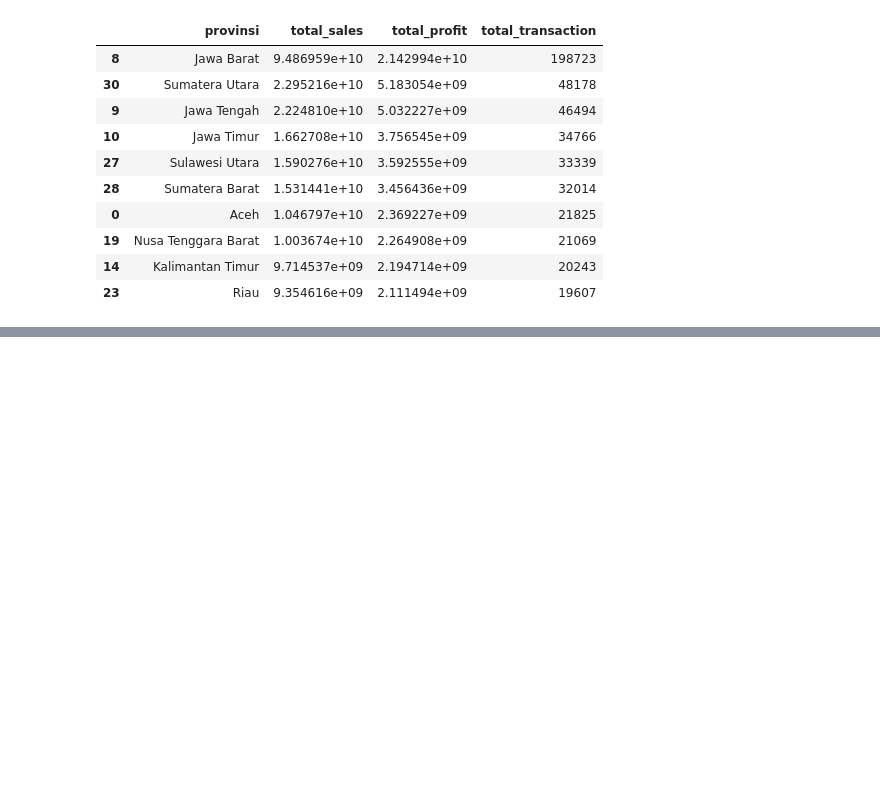
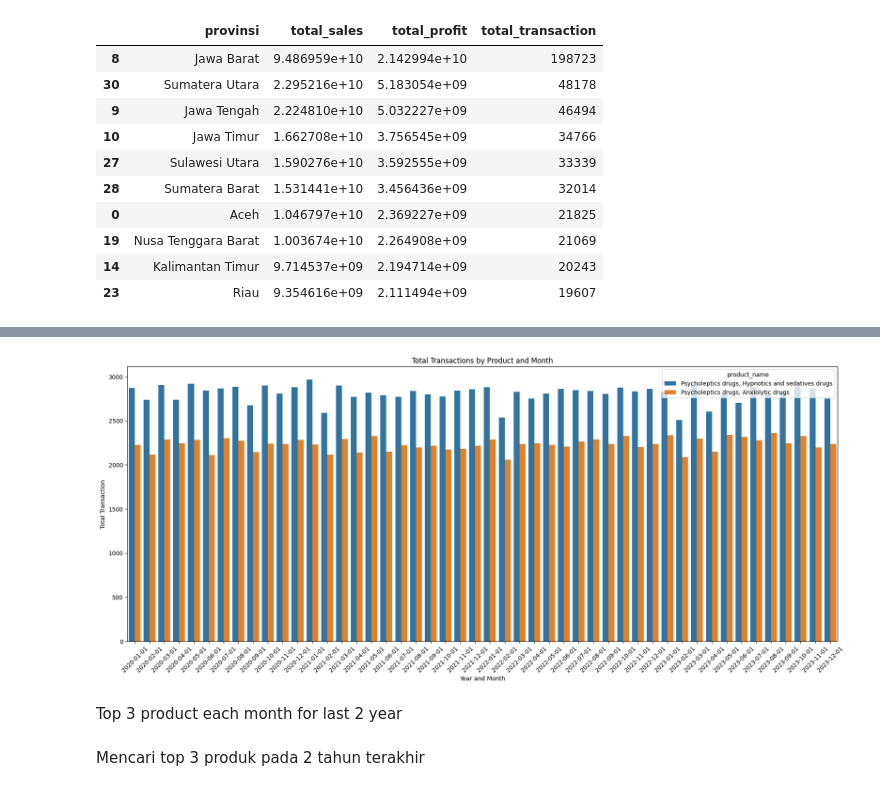
Before and after one commit to frqwuzhere/final_task_project_based_internship_rakaminxkimiafarma, a Jupyter notebook: kf_bigdata_analysis.ipynb, the cells around one changed output, grey strips where cells are left out. Drawn from its saved outputs; the diff is of its cells as text; code cells hidden in the pictures; blank space fills up the shorter version.

```diff
--- a/kf_bigdata_analysis.ipynb
+++ b/kf_bigdata_analysis.ipynb
@@ -454,0 +481,3 @@ plt.show()
+# %%
+df_product_rank['year'] = df['date'].dt.year
+df_product_rank['month'] = df['date'].dt.month
@@ -454,0 +486,5 @@ plt.show()
+# %%
+product_agg = df_product_rank.groupby(['year','month','product_name'], as_index=False).agg(
+    total_transaction=('transaction_id','count')
+)
+product_agg
@@ -454,0 +505,2 @@ plt.show()
+# %%
+product_agg['date'] = pd.to_datetime(product_agg[['year','month']].assign(day=1))
@@ -454,0 +509,2 @@ plt.show()
+# %%
+top_2_product = product_agg.sort_values(by=['year','month','total_transaction'], ascending=[True,True,False]).groupby(['year','month']).head(2)
@@ -454,0 +527,23 @@ plt.show()
+# %%
+plt.figure(figsize=(18, 8))
+
+# Create the barplot
+sns.barplot(data=top_2_product, x='date', y='total_transaction', hue='product_name')
+
+# Rotate x-axis labels for better readability
+plt.xticks(rotation=45)
+
+# Title and labels
+plt.title('Total Transactions by Product and Month')
+plt.xlabel('Year and Month')
+plt.ylabel('Total Transaction')
+
+# Show the plot
+plt.tight_layout()
+plt.show()
+# %% [output]
+[figure, added]
+# %% [markdown]
+Top 3 product each month for last 2 year
+# %% [markdown]
+Mencari top 3 produk pada 2 tahun terakhir
```
Also changed, not shown: parts of 38 cells of this notebook, 1 other file.
